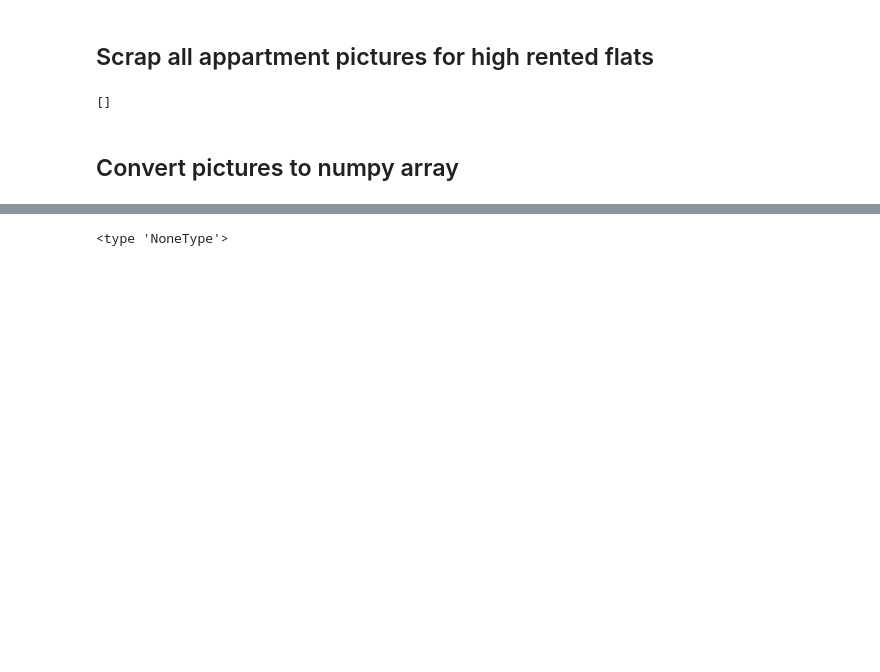
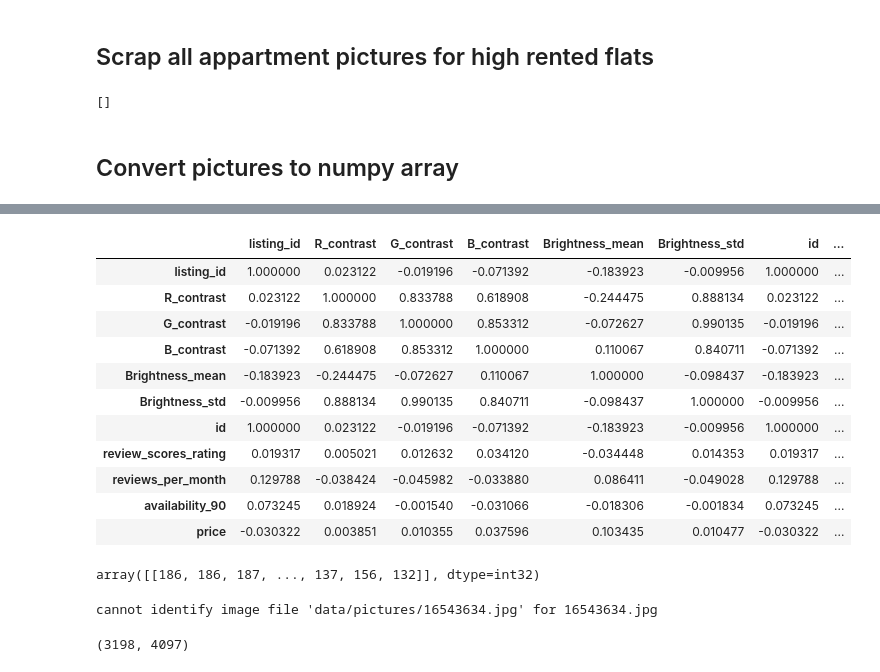
Before and after one commit to clementlefevre/udacity_ML, a Jupyter notebook: capstone_project/pictures_scraper.ipynb, the cells around one changed output, grey strips where cells are left out. Cells and saved outputs as stored; diff of their text form; code cells hidden in the pictures; blank space fills up the shorter version.

```diff
--- a/capstone_project/pictures_scraper.ipynb
+++ b/capstone_project/pictures_scraper.ipynb
@@ -84 +161,20 @@ list_url = check_pictures_files_is_local(list_url)
+# %%
+df_contrasts_brightness =pd.read_csv('data/df_contrasts_brightness.csv')
+# %%
+df_contrasts_brightness=pd.merge(df_contrasts_brightness,df_listing_high_renter[['id','review_scores_rating','reviews_per_month','availability_90','price']],left_on='listing_id',right_on='id')
+# %%
+df_contrasts_brightness.corr()
+# %% [output]
+|  | listing_id | R_contrast | G_contrast | B_contrast | Brightness_mean | Brightness_std | id | ... |
+| listing_id | 1.000000 | 0.023122 | -0.019196 | -0.071392 | -0.183923 | -0.009956 | 1.000000 | ... |
+| R_contrast | 0.023122 | 1.000000 | 0.833788 | 0.618908 | -0.244475 | 0.888134 | 0.023122 | ... |
+| G_contrast | -0.019196 | 0.833788 | 1.000000 | 0.853312 | -0.072627 | 0.990135 | -0.019196 | ... |
+| B_contrast | -0.071392 | 0.618908 | 0.853312 | 1.000000 | 0.110067 | 0.840711 | -0.071392 | ... |
+| Brightness_mean | -0.183923 | -0.244475 | -0.072627 | 0.110067 | 1.000000 | -0.098437 | -0.183923 | ... |
+| Brightness_std | -0.009956 | 0.888134 | 0.990135 | 0.840711 | -0.098437 | 1.000000 | -0.009956 | ... |
+| id | 1.000000 | 0.023122 | -0.019196 | -0.071392 | -0.183923 | -0.009956 | 1.000000 | ... |
+| review_scores_rating | 0.019317 | 0.005021 | 0.012632 | 0.034120 | -0.034448 | 0.014353 | 0.019317 | ... |
+| reviews_per_month | 0.129788 | -0.038424 | -0.045982 | -0.033880 | 0.086411 | -0.049028 | 0.129788 | ... |
+| availability_90 | 0.073245 | 0.018924 | -0.001540 | -0.031066 | -0.018306 | -0.001834 | 0.073245 | ... |
+| price | -0.030322 | 0.003851 | 0.010355 | 0.037596 | 0.103435 | 0.010477 | -0.030322 | ... |
 # %%
@@ -106,4 +206,4 @@ data,img = load_image('data/pictures/81081.jpg')
-# %%
-print type(img.getcolors())
-# %% [output]
-<type 'NoneType'>
+# %%
+data
+# %% [output]
+array([[186, 186, 187, ..., 137, 156, 132]], dtype=int32)
@@ -109,0 +232,9 @@ print type(img.getcolors())
+# %%
+npdata_all = create_matrix_greyscale_pictures()
+df_pictures = pd.DataFrame(npdata_all)
+# %% [output]
+cannot identify image file 'data/pictures/16543634.jpg' for 16543634.jpg
+# %%
+df_pictures.shape
+# %% [output]
+(3198, 4097)
```
Also changed, not shown: parts of 29 cells of this notebook.
